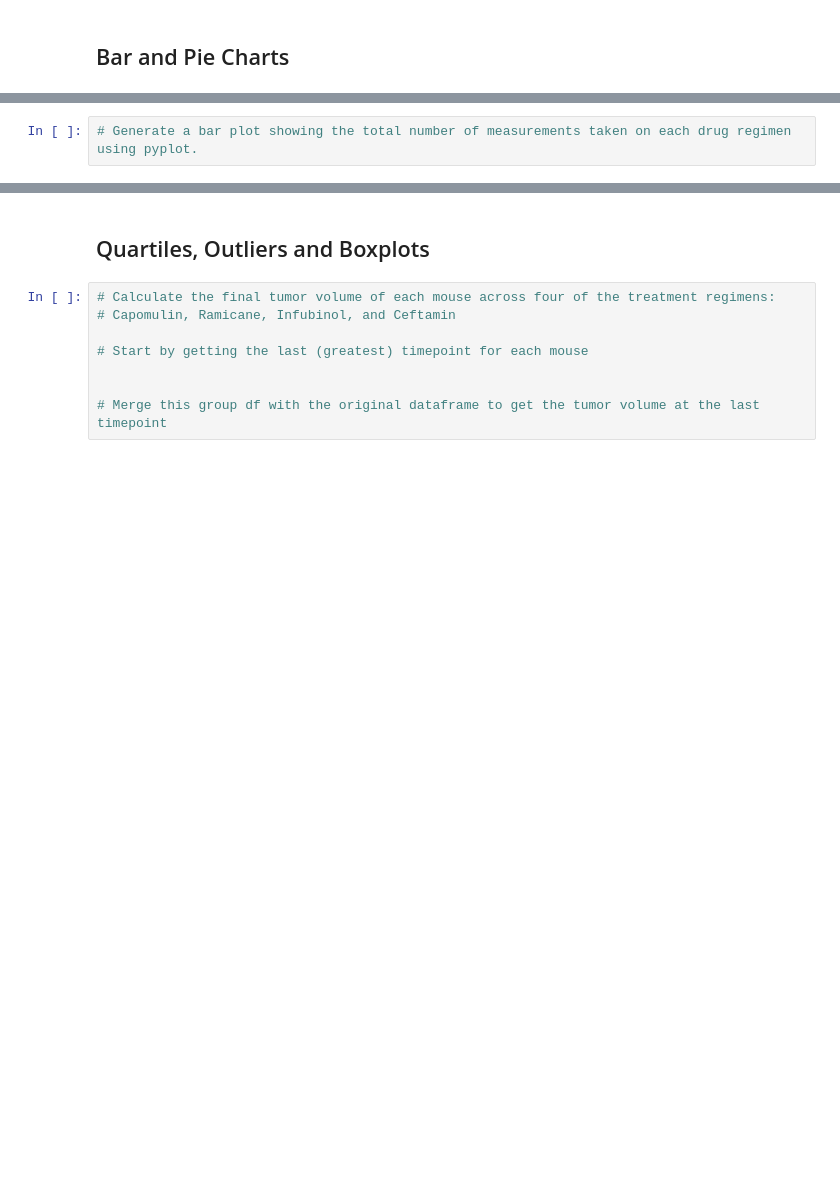
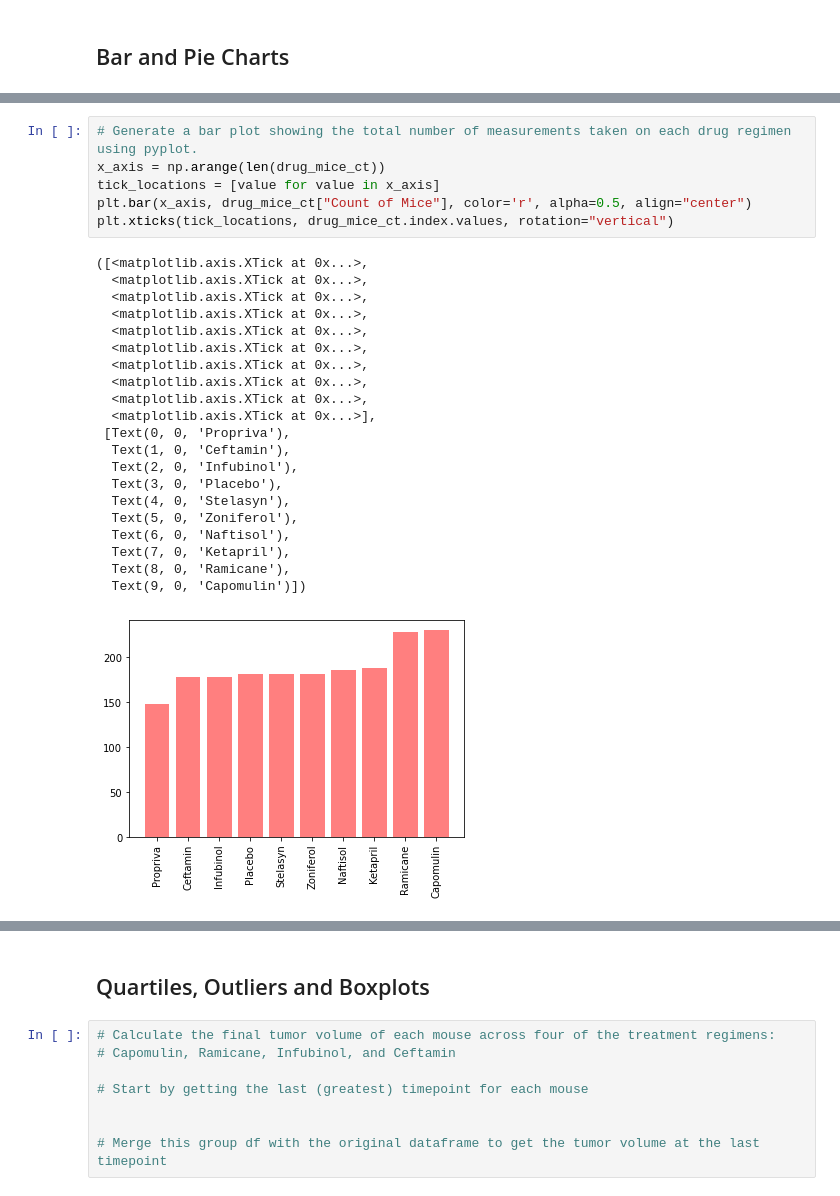
Before and after one commit to savi09/PymaceuticalsAnalysis, a Jupyter notebook: pymaceuticals_starter.ipynb, the cells around one changed output, grey strips where cells are left out. Saved outputs shown, nothing was run; the diff lists cells and outputs as text; blank space fills up the shorter version.

```diff
--- a/pymaceuticals_starter.ipynb
+++ b/pymaceuticals_starter.ipynb
@@ -162,2 +188,28 @@ DataFrame.plot()
 # %%
 # Generate a bar plot showing the total number of measurements taken on each drug regimen using pyplot.
+x_axis = np.arange(len(drug_mice_ct))
+tick_locations = [value for value in x_axis]
+plt.bar(x_axis, drug_mice_ct["Count of Mice"], color='r', alpha=0.5, align="center")
+plt.xticks(tick_locations, drug_mice_ct.index.values, rotation="vertical")
+# %% [output]
+([<matplotlib.axis.XTick at 0x...>,
+  <matplotlib.axis.XTick at 0x...>,
+  <matplotlib.axis.XTick at 0x...>,
+  <matplotlib.axis.XTick at 0x...>,
+  <matplotlib.axis.XTick at 0x...>,
+  <matplotlib.axis.XTick at 0x...>,
+  <matplotlib.axis.XTick at 0x...>,
+  <matplotlib.axis.XTick at 0x...>,
+  <matplotlib.axis.XTick at 0x...>,
+  <matplotlib.axis.XTick at 0x...>],
+ [Text(0, 0, 'Propriva'),
+  Text(1, 0, 'Ceftamin'),
+  Text(2, 0, 'Infubinol'),
+  Text(3, 0, 'Placebo'),
+  Text(4, 0, 'Stelasyn'),
+  Text(5, 0, 'Zoniferol'),
+  Text(6, 0, 'Naftisol'),
+  Text(7, 0, 'Ketapril'),
+  Text(8, 0, 'Ramicane'),
+  Text(9, 0, 'Capomulin')])
+[figure, added]
```
Also changed, not shown: parts of 11 cells of this notebook.
